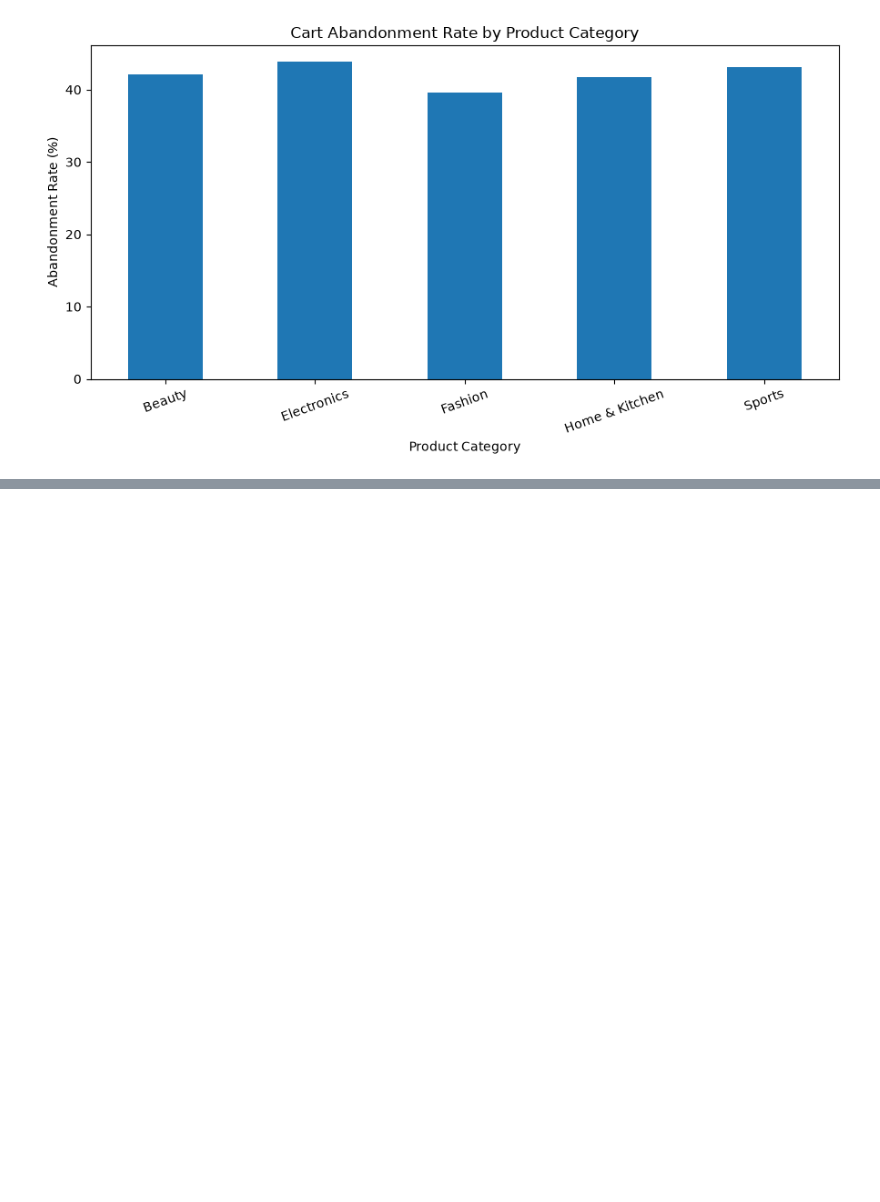
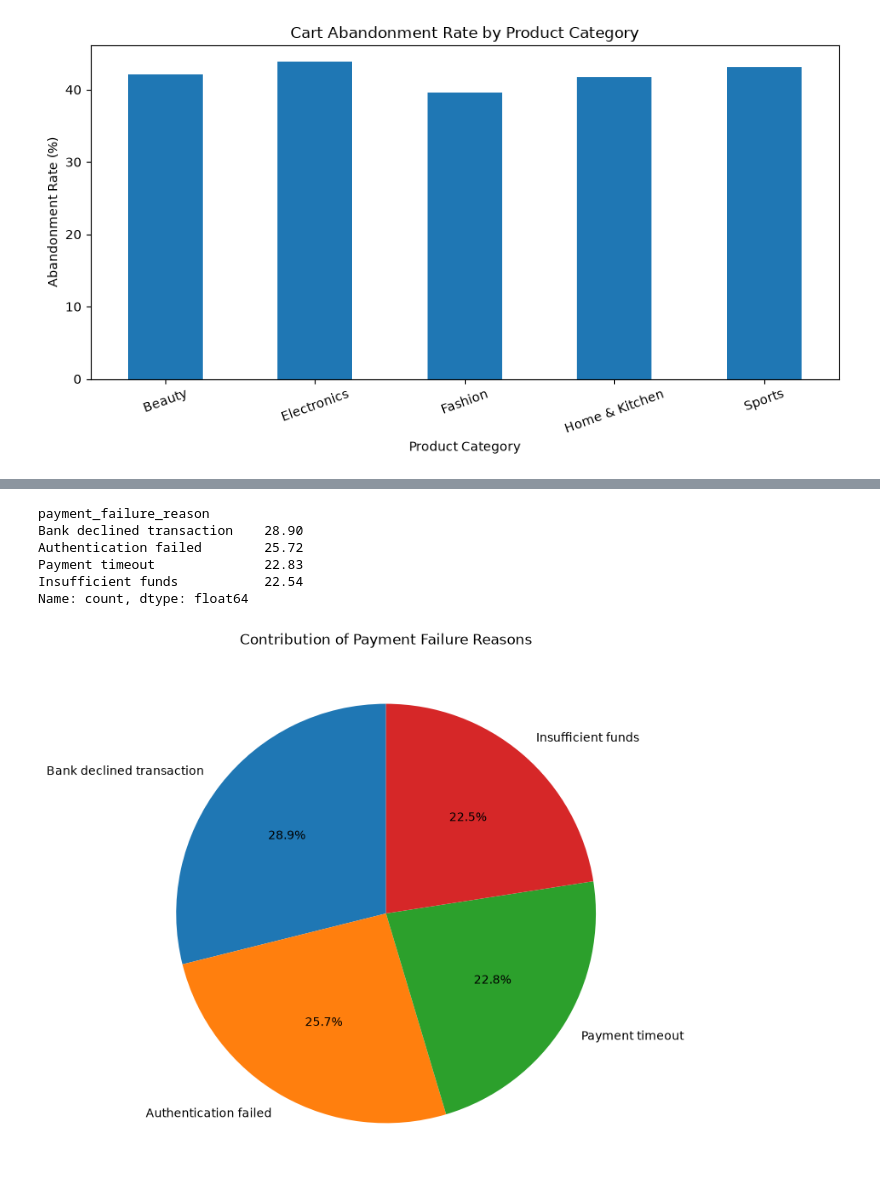
Before and after one commit to saanvi-saxena/cart-abandonment-analysis, a Jupyter notebook: python/data_exploration.ipynb, the cells around one changed output, grey strips where cells are left out. Saved outputs shown, nothing was run; the diff lists cells and outputs as text; code cells hidden in the pictures; blank space fills up the shorter version.

```diff
--- a/python/data_exploration.ipynb
+++ b/python/data_exploration.ipynb
@@ -318,0 +413,30 @@ plt.show()
+# %%
+failure_reasons = failed_payment_data[
+    "payment_failure_reason"
+].value_counts()
+
+failure_percentage = (
+    failure_reasons / failure_reasons.sum()
+) * 100
+
+print(failure_percentage.round(2))
+# %% [output]
+payment_failure_reason
+Bank declined transaction    28.90
+Authentication failed        25.72
+Payment timeout              22.83
+Insufficient funds           22.54
+Name: count, dtype: float64
+# %%
+failure_reasons.plot(
+    kind="pie",
+    autopct="%1.1f%%",
+    figsize=(8, 8),
+    startangle=90
+)
+
+plt.title("Contribution of Payment Failure Reasons")
+plt.ylabel("")
+plt.show()
+# %% [output]
+[figure, added]
```
Also changed, not shown: parts of 9 cells of this notebook.
